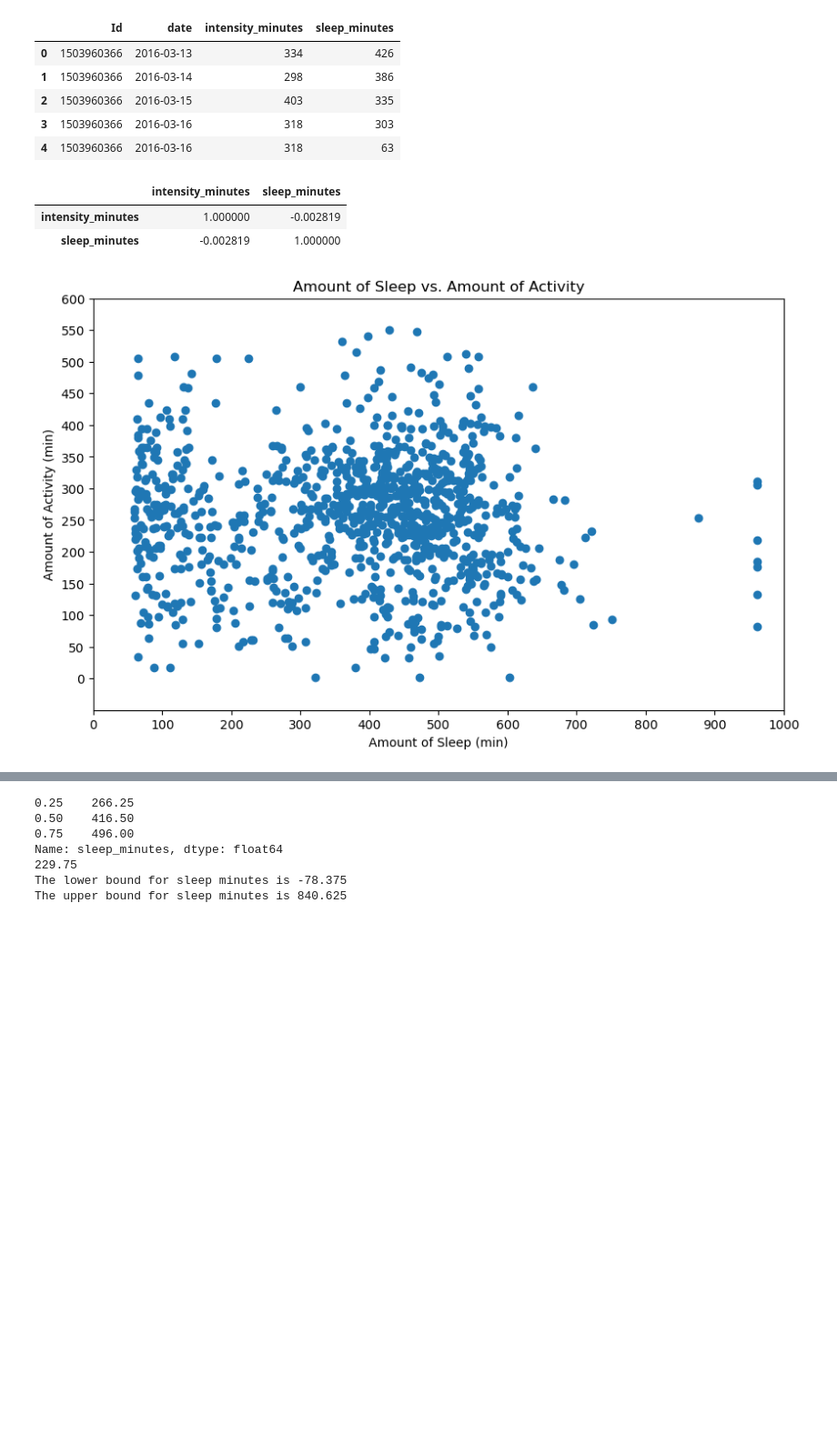
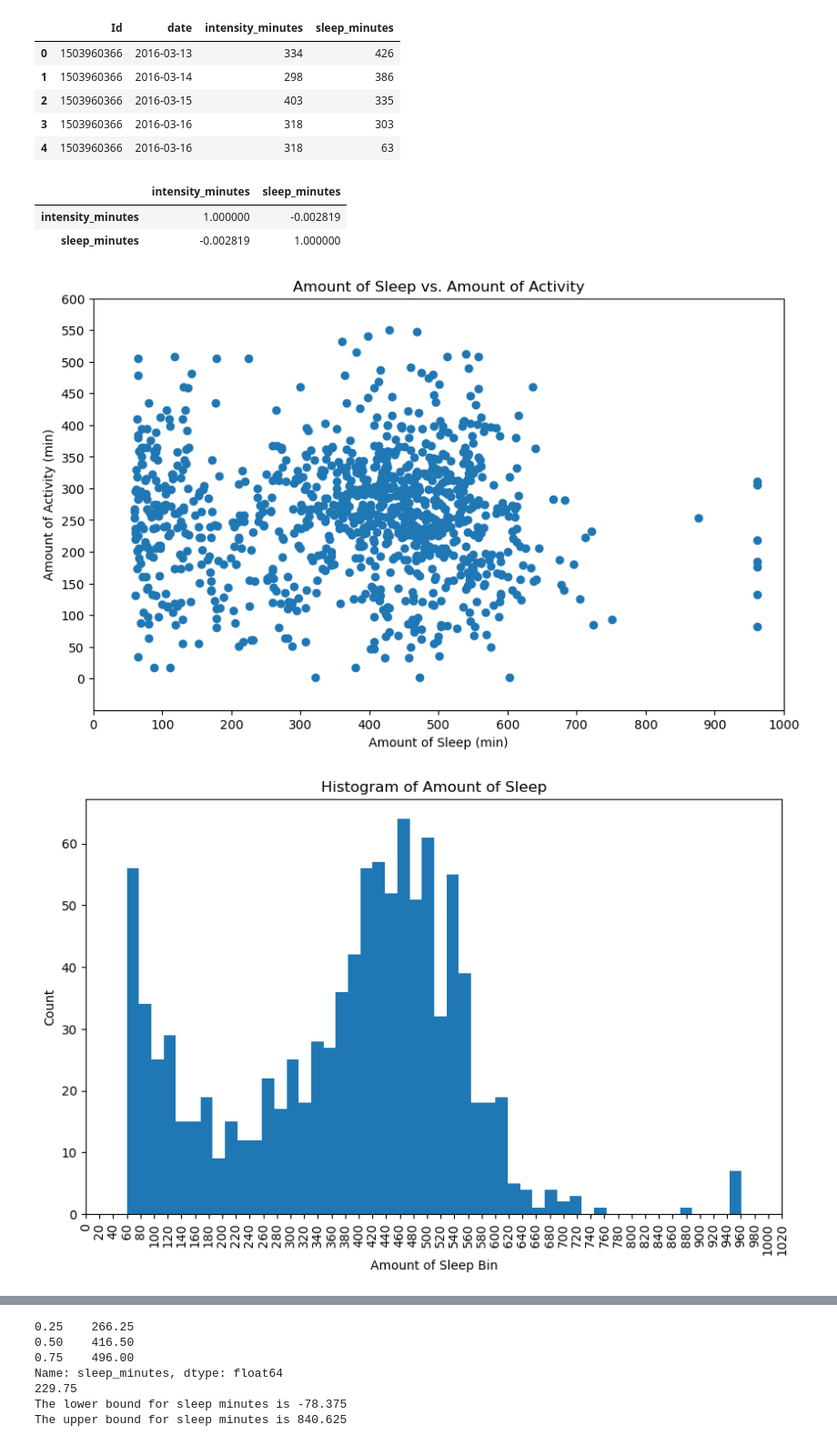
Before and after one commit to kashif45z2003/fitness_eda_Project, a Jupyter notebook: q2_sleep_impact.ipynb, the cells around one changed output, grey strips where cells are left out. Shown at 91% size. Saved outputs shown, nothing was run; the diff lists cells and outputs as text; code cells hidden in the pictures; blank space fills up the shorter version.

Commit message:
added histograms

```diff
--- a/q2_sleep_impact.ipynb
+++ b/q2_sleep_impact.ipynb
@@ -147,20 +147,43 @@ memory usage: 31.6+ KB
 # %%
 #find correlation coefficients
 display(df_intensity_sleep_day[["intensity_minutes","sleep_minutes"]].corr())
 
-#plot
+#plot scatter
 fig1, ax1=plt.subplots(figsize=(10,6))
 ax1.scatter(x=df_intensity_sleep_day["sleep_minutes"], y=df_intensity_sleep_day["intensity_minutes"])
 ax1.set_yticks(ticks=range(0,650,50))
 ax1.set_ylim(-50,600)
 ax1.set_xticks(ticks=range(0,1100,100))
 ax1.set_xlim(0,1000)
 ax1.set_xlabel("Amount of Sleep (min)")
 ax1.set_ylabel("Amount of Activity (min)")
 ax1.set_title("Amount of Sleep vs. Amount of Activity")
 plt.show()
+
+#plot histogram of sleep
+fig2, ax1=plt.subplots(figsize=(10,6))
+ax1.hist(df_intensity_sleep_day["sleep_minutes"],bins=50)
+ax1.set_xlim(0,1000)
+ax1.set_xticks(ticks=range(0,1021,20))
+ax1.set_xlabel("Amount of Sleep Bin")
+ax1.set_ylabel("Count")
+ax1.set_title("Histogram of Amount of Sleep")
+ax1.set_xticklabels(ax2.get_xticks(), rotation=90)
+plt.show()
+
+#plot histogram of activity
+fig3, ax1=plt.subplots(figsize=(10,6))
+ax1.hist(df_intensity_sleep_day["intensity_minutes"],bins=50)
+ax1.set_xlim(0,600)
+ax1.set_xticks(ticks=range(0,613,12))
+ax1.set_xlabel("Amount of Activity Bin")
+ax1.set_ylabel("Count")
+ax1.set_title("Histogram of Amount of Activity")
+ax1.set_xticklabels(ax2.get_xticks(), rotation=90)
+plt.show()
 # %% [output]
 |  | intensity_minutes | sleep_minutes |
 | intensity_minutes | 1.000000 | -0.002819 |
 | sleep_minutes | -0.002819 | 1.000000 |
 [figure]
+[figure, added]
```
Also changed, not shown: parts of 2 cells of this notebook.
